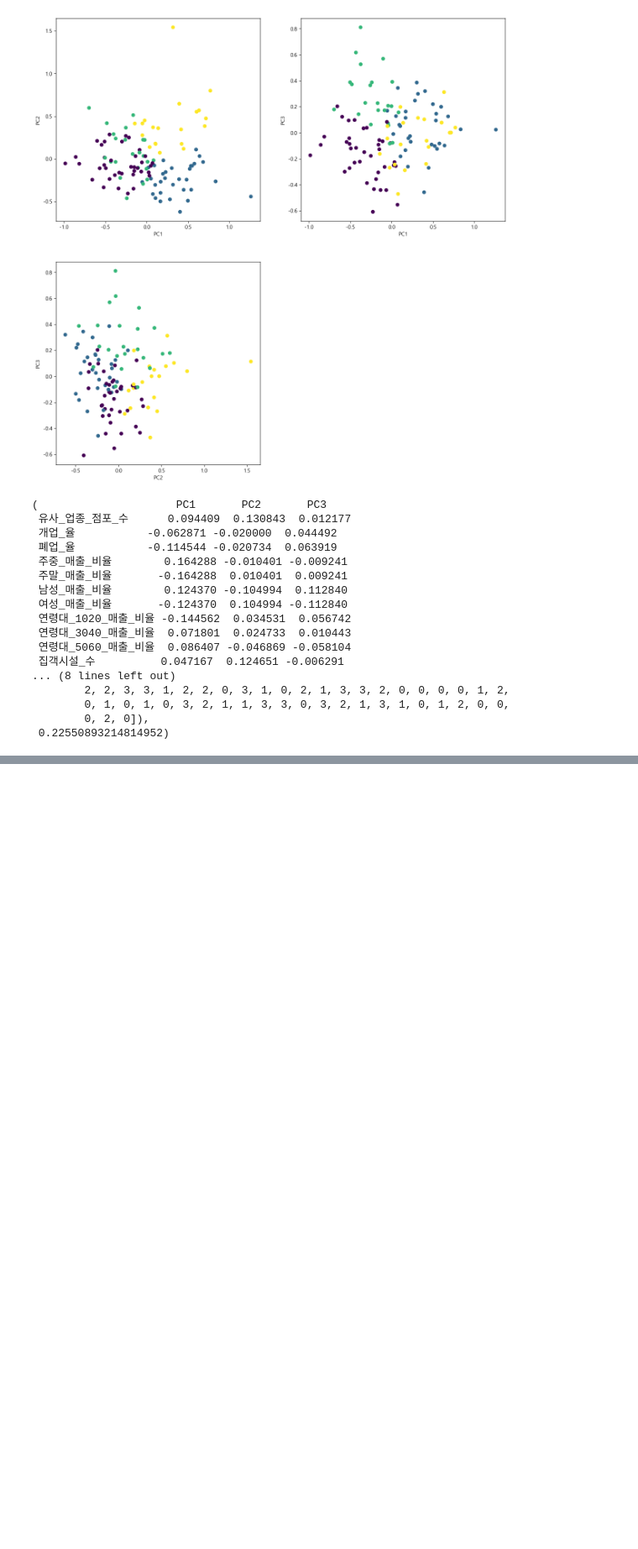
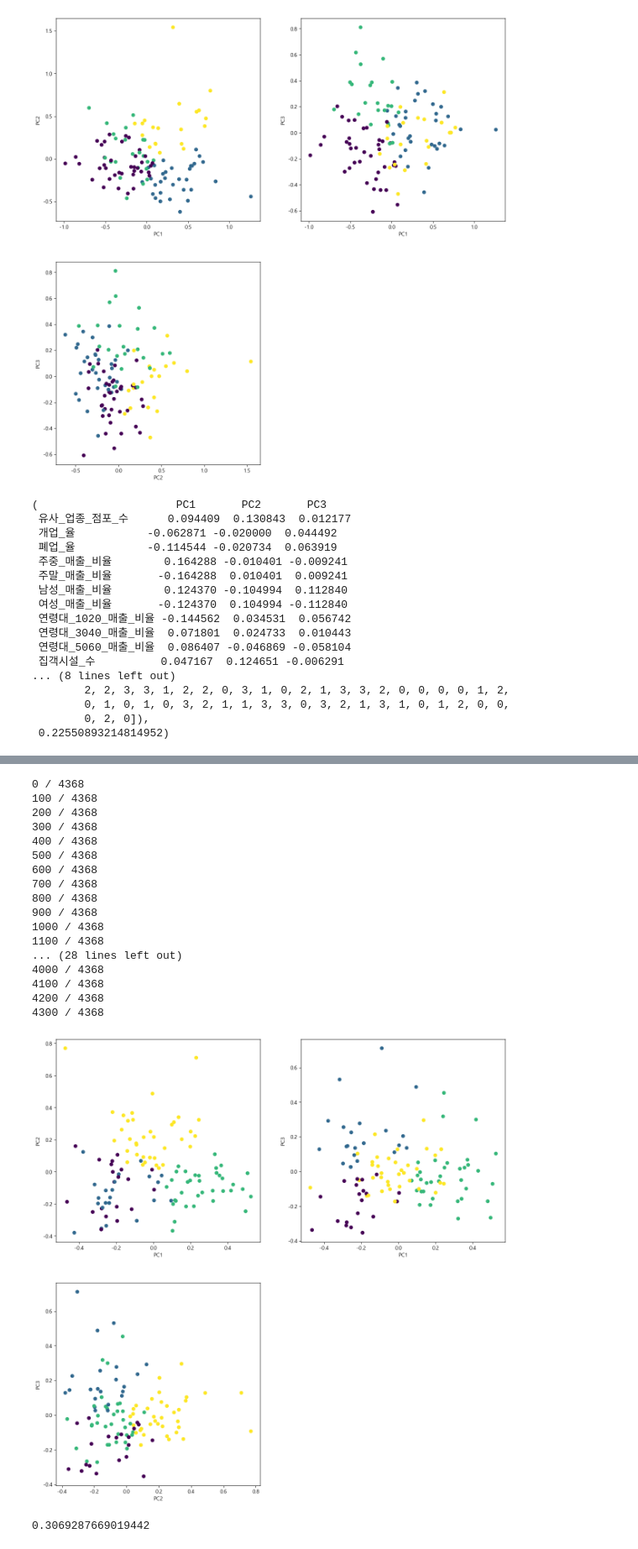
Before and after one commit to kae1128/wadada, a Jupyter notebook: clustering/clustering.ipynb, the cells around one changed output, grey strips where cells are left out. Shown at 84% size. Cells and saved outputs as stored; diff of their text form; code cells hidden in the pictures; blank space fills up the shorter version.

```diff
--- a/clustering/clustering.ipynb
+++ b/clustering/clustering.ipynb
@@ -171,0 +197,23 @@ def repeat_cls(num, cls_num):
+# %%
+lst5, results5, loading5, labels5, score5 = repeat_cls(5, 4)
+print(score5)
+# %% [output]
+0 / 4368
+100 / 4368
+200 / 4368
+300 / 4368
+400 / 4368
+500 / 4368
+600 / 4368
+700 / 4368
+800 / 4368
+900 / 4368
+1000 / 4368
+1100 / 4368
+... (28 lines left out)
+4000 / 4368
+4100 / 4368
+4200 / 4368
+4300 / 4368
+[figure, added]
+0.3069287669019442
```
Also changed, not shown: parts of 10 cells of this notebook.
